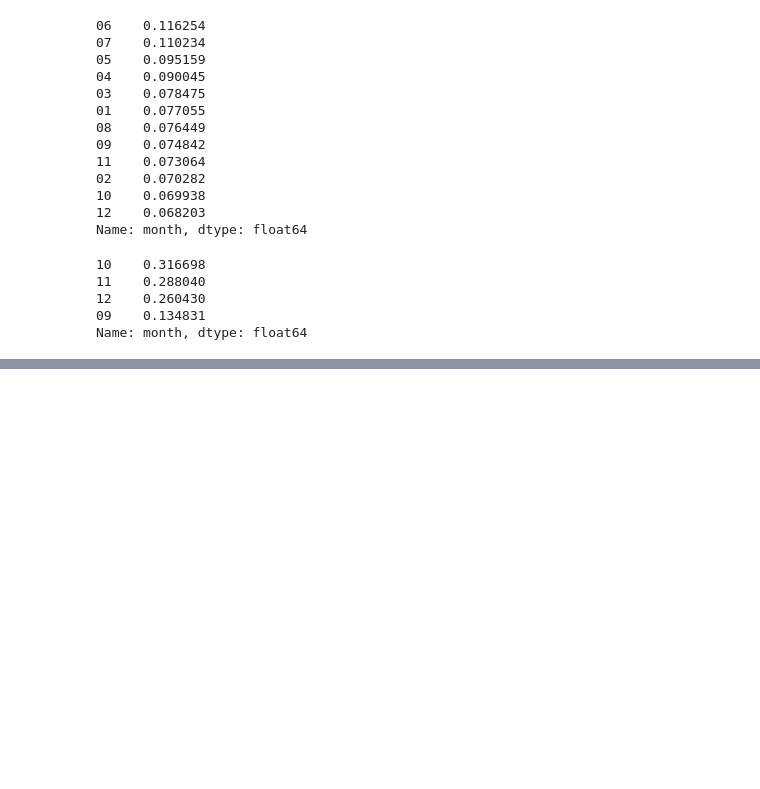
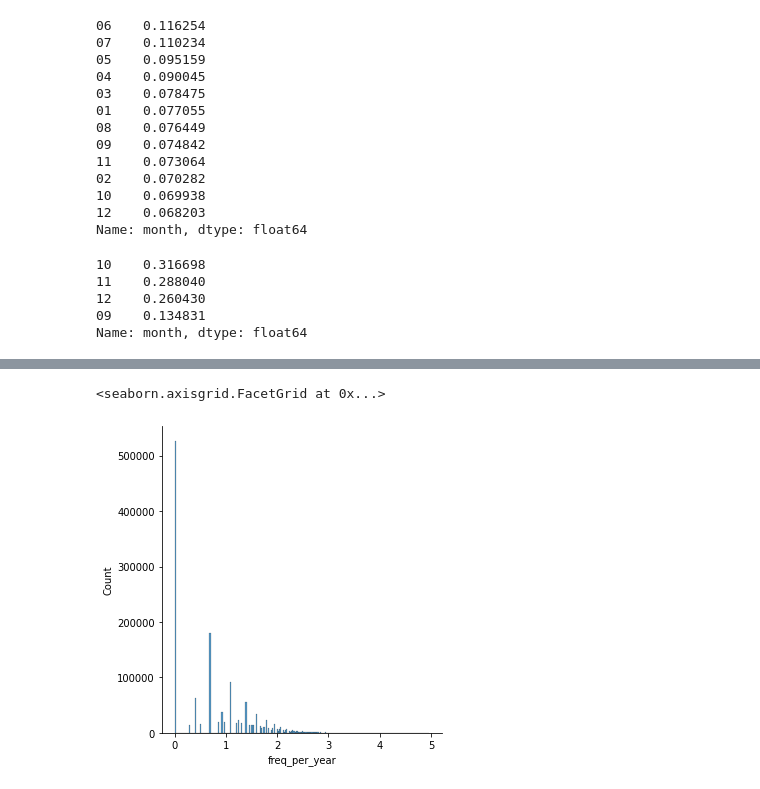
Before and after one commit to dljw/kaggle, a Jupyter notebook: h-m-eda.ipynb, the cells around one changed output, grey strips where cells are left out. Saved outputs shown, nothing was run; the diff lists cells and outputs as text; code cells hidden in the pictures; blank space fills up the shorter version.

```diff
--- a/h-m-eda.ipynb
+++ b/h-m-eda.ipynb
@@ -131,0 +218,5 @@ Name: year, dtype: int64
+# %%
+sns.displot(np.log(df2['freq_per_year']))
+# %% [output]
+<seaborn.axisgrid.FacetGrid at 0x...>
+[figure, added]
```
Also changed, not shown: parts of 34 cells of this notebook, 2 other files.
